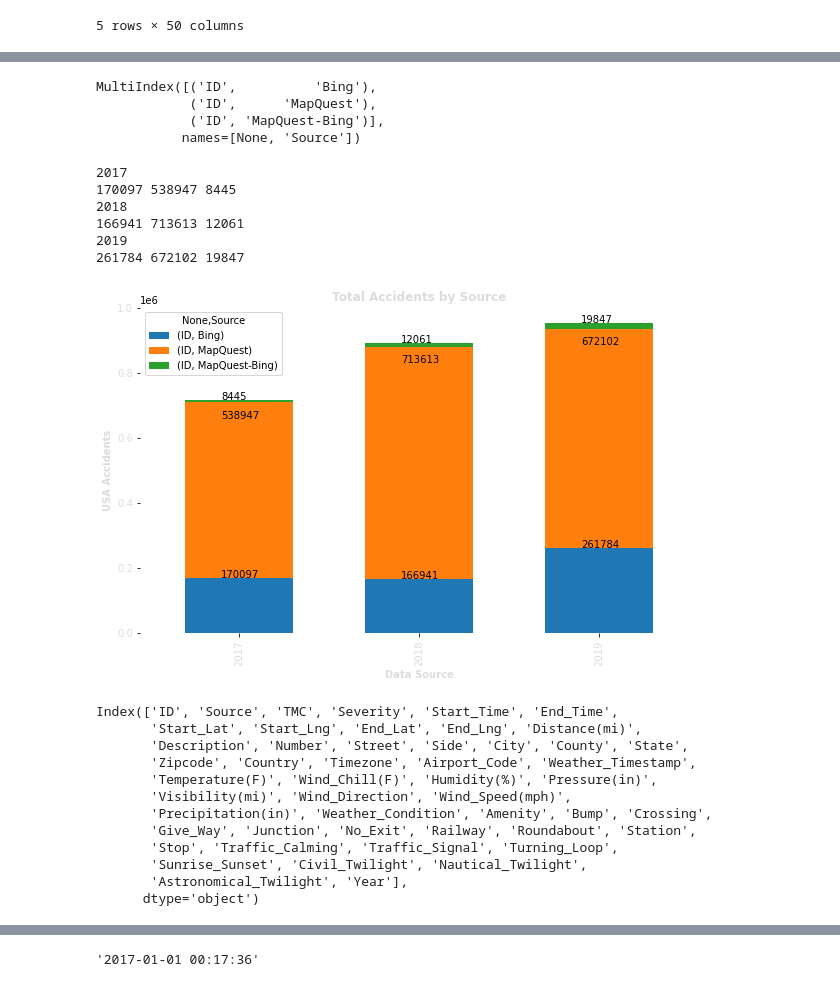
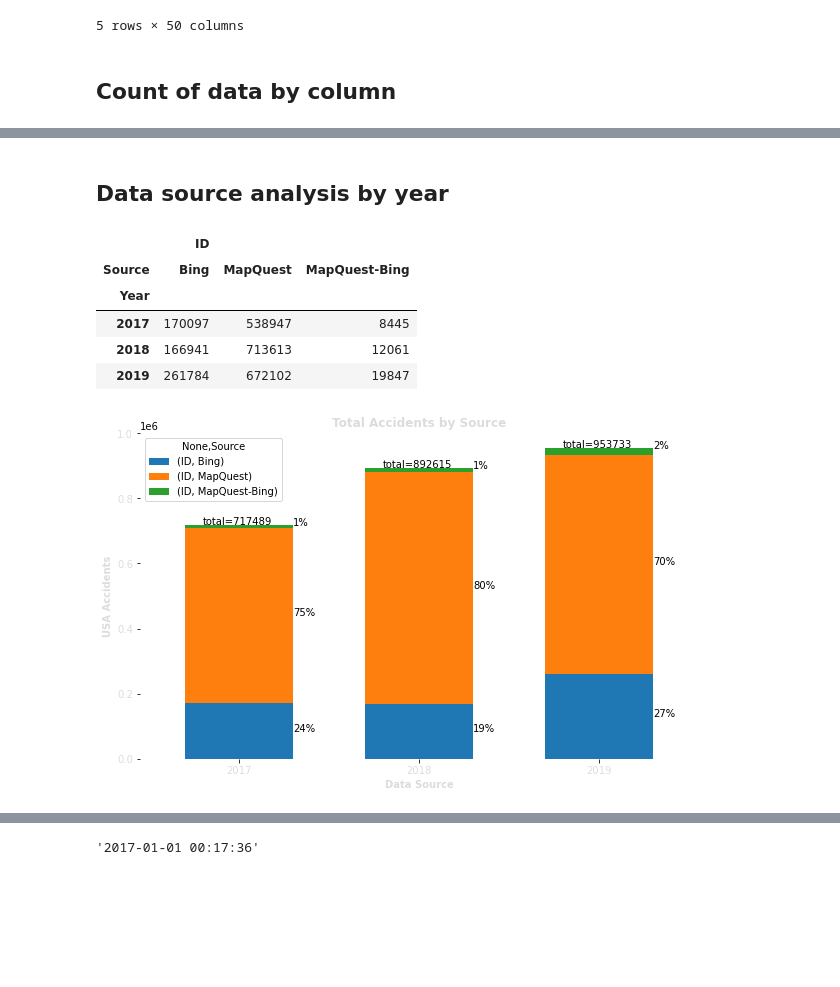
Before and after one commit to ykrasnikov/US-Traffic-Accidents, a Jupyter notebook: CODE_data_cleanup/YK_US_Data_traffic_analysis.ipynb, the cells around one changed output, grey strips where cells are left out. Cells and saved outputs as stored; diff of their text form; code cells hidden in the pictures; blank space fills up the shorter version.

```diff
--- a/CODE_data_cleanup/YK_Data_traffic_analysis.ipynb
+++ b/CODE_data_cleanup/YK_US_Data_traffic_analysis.ipynb
@@ -13,6 +19,8 @@ traffic_df=pd.read_csv(path)
 | 3 | A-9210 | MapQuest | 241.0 | 3 | 2017-01-01 01:18:51 | 2017-01-01 01:48:01 | 37.912056 | -122.323982 | NaN | NaN | ... |
 | 4 | A-9211 | MapQuest | 222.0 | 3 | 2017-01-01 01:20:12 | 2017-01-01 01:49:47 | 37.925392 | -122.320595 | NaN | NaN | ... |
 5 rows × 50 columns
+# %% [markdown]
+## Count of data by column
 # %%
 traffic_df.count()
 # %% [output]
@@ -33,62 +41,50 @@ Nautical_Twilight        2563778
 Astronomical_Twilight    2563778
 Year                     2563837
 dtype: int64
+# %% [markdown]
+## Data source analysis by year
 # %%
-source_df=traffic_df.groupby(['Year','Source']).agg({'ID':'count'}).unstack('Source')
-source_df.columns
+source_df=traffic_df.groupby(['Year','Source']).agg({'ID':'count'}).unstack('Source') # unstacking so we can plot easily
+source_df
 # %% [output]
-MultiIndex([('ID',          'Bing'),
-            ('ID',      'MapQuest'),
-            ('ID', 'MapQuest-Bing')],
-           names=[None, 'Source'])
+|  | ID |  |  |
+| Source | Bing | MapQuest | MapQuest-Bing |
+| Year |  |  |  |
+| 2017 | 170097 | 538947 | 8445 |
+| 2018 | 166941 | 713613 | 12061 |
+| 2019 | 261784 | 672102 | 19847 |
 # %%
+# setting up bar plot
 fig_size = plt.rcParams["figure.figsize"]
 fig_size[0] = 10
 fig_size[1] = 6
-plot_ser=source_df
-plot1=plot_ser.plot.bar(rot=90,width=0.6, stacked=True)
+
+plot_ser=source_df # data for plot
+# plot
+plot1=plot_ser.plot.bar(rot=0,width=0.6, stacked=True)
+
 plot1.spines["top"].set_visible(False)
 plot1.spines["bottom"].set_visible(False)
 plot1.spines["right"].set_visible(False)
 plot1.spines["left"].set_visible(False)
 color_t='gainsboro'
 plt.xlabel('Data Source', fontweight="bold", color=color_t)
 plt.ylabel('USA Accidents',fontweight='bold', color=color_t)
 plt.title("Total Accidents by Source", fontweight="bold", color=color_t)
 plt.yticks(color=color_t,fontsize=10)
 plt.xticks(color=color_t,fontsize=10)
+# loop to anotate values on the plot
 for i, r in plot_ser.iterrows():
-    print(i)
-    off=50000
+#    off=50000
     d1=r[0]
     d2=r[1]
     d3=r[2]
-    print(d1,d2,d3)
-#    x=plot_ser.index[i]
-    plt.text(i-2017-0.1, y =d1 , s=f"{d1}" , fontdict=dict(fontsize=10))
-    plt.text(i-2017-.1, y =d2+d1-off , s=f"{d2}" , fontdict=dict(fontsize=10))
-    plt.text(i-2017-0.1, y =d3+d1+d2 , s=f"{d3}" , fontdict=dict(fontsize=10))
-#plt.ylabel('Count')
+    d=d1+d2+d3
+    plt.text(i-2017+.3, y =d1/2 , s=f"{(d1/d*100):.0f}%" , fontdict=dict(fontsize=10))
+    plt.text(i-2017+.3, y =d1+d2/2 , s=f"{(d2/d*100):.0f}%" , fontdict=dict(fontsize=10))
+    plt.text(i-2017+0.3, y =d3+d1+d2 , s=f"{(d3/d*100):.0f}%" , fontdict=dict(fontsize=10))
+    plt.text(i-2017-0.2, y =d3+d1+d2+1000 , s=f"total={d}" , fontdict=dict(fontsize=10))
+# Save chart as PNG
+plt.savefig('../Analysis/output/YK_US_accidents_source_bar.png', facecolor='dimgray')
 # %% [output]
-2017
-170097 538947 8445
-2018
-166941 713613 12061
-2019
-261784 672102 19847
-[figure, old version]
+[figure, new version]
-# %%
-traffic_df.columns
-# %% [output]
-Index(['ID', 'Source', 'TMC', 'Severity', 'Start_Time', 'End_Time',
-       'Start_Lat', 'Start_Lng', 'End_Lat', 'End_Lng', 'Distance(mi)',
-       'Description', 'Number', 'Street', 'Side', 'City', 'County', 'State',
-       'Zipcode', 'Country', 'Timezone', 'Airport_Code', 'Weather_Timestamp',
-       'Temperature(F)', 'Wind_Chill(F)', 'Humidity(%)', 'Pressure(in)',
-       'Visibility(mi)', 'Wind_Direction', 'Wind_Speed(mph)',
-       'Precipitation(in)', 'Weather_Condition', 'Amenity', 'Bump', 'Crossing',
-       'Give_Way', 'Junction', 'No_Exit', 'Railway', 'Roundabout', 'Station',
-       'Stop', 'Traffic_Calming', 'Traffic_Signal', 'Turning_Loop',
-       'Sunrise_Sunset', 'Civil_Twilight', 'Nautical_Twilight',
-       'Astronomical_Twilight', 'Year'],
-      dtype='object')
```
Also changed, not shown: parts of 9 cells of this notebook, 29 other files.
